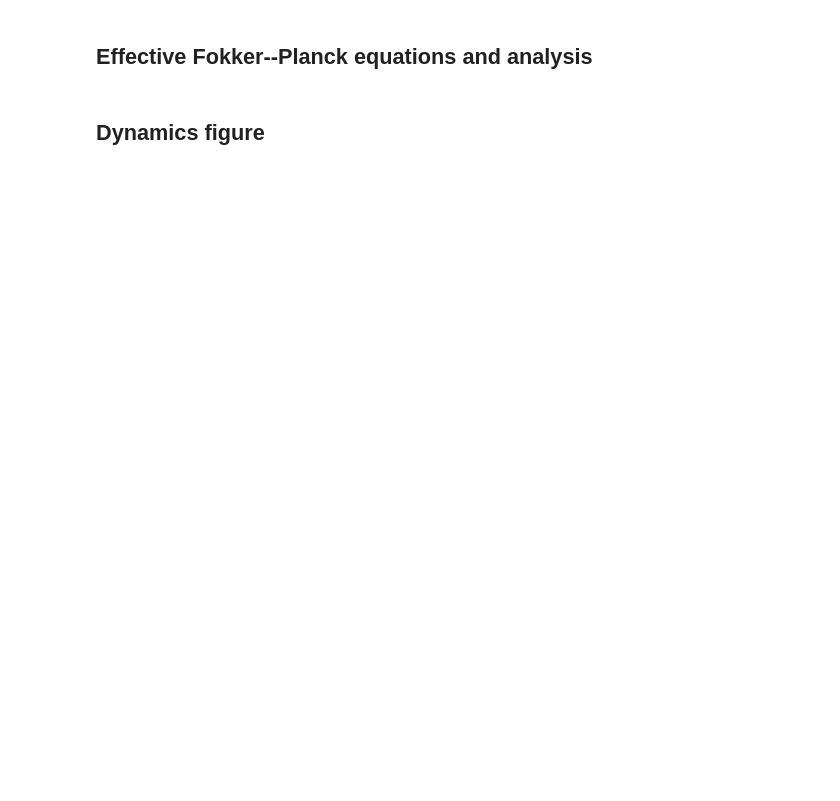
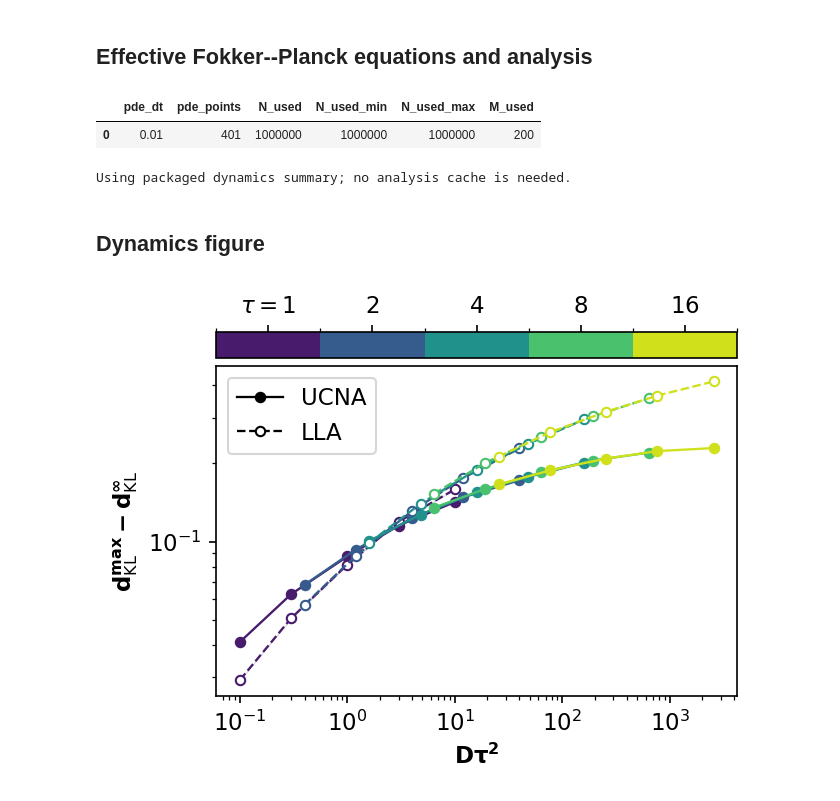
Before and after one commit to AleCorso/Refined_UCNA, a Jupyter notebook: cubic_dynamics.ipynb, the cells around one changed output. Cells and saved outputs as stored; diff of their text form; code cells hidden in the pictures; blank space fills up the shorter version.

```diff
--- a/cubic_dynamics.ipynb
+++ b/cubic_dynamics.ipynb
@@ -595,24 +734,42 @@ def load_analysis_cache(configs):
 # %%
 if USE_PRECOMPUTED_PLOT_DATA:
     analysis_was_recomputed = False
-    dynamics_summary = pd.read_csv(PLOT_DATA_DIR / 'cubic_dynamics.csv')
+    dynamics_summary = select_dynamics_kl(
+        pd.read_csv(PLOT_DATA_DIR / 'cubic_dynamics.csv')
+    )
+    provenance_columns = [name for name in ['pde_dt', 'pde_points', 'N_used', 'N_used_min', 'N_used_max', 'M_used'] if name in dynamics_summary]
+    display(dynamics_summary[provenance_columns].drop_duplicates())
 else:
     analysis_was_recomputed = False
+    analysis_used_cached_theory = False
+    ANALYSIS_EXPERIMENTS = EXPERIMENTS
     if RUN_ANALYSIS:
-        cached_analysis = load_analysis_cache(EXPERIMENTS)
-        if cached_analysis is None:
-            summary_parts = []
-            transient_results = {}
-            for config in tqdm(EXPERIMENTS, desc='analyzing dynamics'):
-                summary, trajectories = analyze_experiment(config)
+        if USE_CACHED_ANALYSIS_SETTINGS:
+            ANALYSIS_EXPERIMENTS = cached_analysis_settings(EXPERIMENTS)
+        cached_analysis = load_analysis_cache(ANALYSIS_EXPERIMENTS)
+        summary_parts, transient_results = [], {}
+        if cached_analysis is None and not ALLOW_PDE_SOLVES:
+            raise RuntimeError(
+                'No compatible dynamics theory cache. No PDE was run. '
+                'If only PDE settings differ, explicitly set '
+                'USE_CACHED_ANALYSIS_SETTINGS=True to replay the saved settings; '
+                'otherwise enable ALLOW_PDE_SOLVES to compute the requested theory.'
+            )
+        if cached_analysis is not None and cached_analysis.get('metric_schema_version') == 2:
+            dynamics_summary, transient_results = select_cached_metric(cached_analysis)
+            analysis_used_cached_theory = True
+            print('Reused saved raw/metric results; no replica reanalysis.')
+        else:
+            for config in tqdm(ANALYSIS_EXPERIMENTS, desc='KL from saved theory' if cached_analysis else 'analyzing dynamics'):
+                key = (config.protocol, config.tau, config.D)
+                saved_theory = None if cached_analysis is None else cached_analysis['transient_results'][key]
+                summary, trajectories = analyze_experiment(config, saved_theory)
                 summary_parts.append(summary)
-                transient_results[(config.protocol, config.tau, config.D)] = trajectories
+                transient_results[key] = trajectories
             dynamics_summary = pd.concat(summary_parts, ignore_index=True)
             dynamics_summary['tau2D'] = dynamics_summary.tau**2*dynamics_summary.D
-            analysis_was_recomputed = True
-        else:
-            dynamics_summary, transient_results = cached_analysis
-
+            analysis_was_recomputed = cached_analysis is None
+            analysis_used_cached_theory = cached_analysis is not None
         display(dynamics_summary)
         flagged_analyses = dynamics_summary.loc[
             ~dynamics_summary.analysis_valid,
@@ -625,26 +782,37 @@ else:
             print('No analysis failures were flagged.')
     else:
         print('Analysis disabled. Set RUN_ANALYSIS=True after all requested replicas exist.')
+# %% [output]
+|  | pde_dt | pde_points | N_used | N_used_min | N_used_max | M_used |
+| 0 | 0.01 | 401 | 1000000 | 1000000 | 1000000 | 200 |
 # %%
 if USE_PRECOMPUTED_PLOT_DATA:
     print('Using packaged dynamics summary; no analysis cache is needed.')
 else:
-    if RUN_ANALYSIS and analysis_was_recomputed:
-        signature = analysis_signature(EXPERIMENTS)
+    # Preserve the original expensive theory cache when only the metric changes.
+    # This small separate cache records the refreshed curves, summaries and their provenance.
+    if RUN_ANALYSIS:
+        signature = analysis_signature(ANALYSIS_EXPERIMENTS)
         if signature is None:
             raise FileNotFoundError('Cannot cache analysis while replica files are missing')
-        ANALYSIS_CACHE_FILE.parent.mkdir(parents=True, exist_ok=True)
-        temporary = ANALYSIS_CACHE_FILE.with_suffix('.pkl.tmp')
+        OUTPUT_DIR.mkdir(parents=True, exist_ok=True)
+        destination = (ANALYSIS_CACHE_FILE if analysis_was_recomputed
+                       else OUTPUT_DIR/'analysis_metrics_cache.pkl')
+        temporary = destination.with_suffix('.pkl.tmp')
         with temporary.open('wb') as handle:
             pickle.dump({
                 'signature': signature,
+                'theory_fingerprint': theory_fingerprint(),
+                'metric_schema_version': 2,
+                'KL_measure': KL_MEASURE,
                 'dynamics_summary': dynamics_summary,
                 'transient_results': transient_results,
             }, handle, protocol=pickle.HIGHEST_PROTOCOL)
-        temporary.replace(ANALYSIS_CACHE_FILE)
-        print(f'Saved analysis to {ANALYSIS_CACHE_FILE}')
-    elif RUN_ANALYSIS:
-        print('Analysis cache is current; nothing to save.')
+        temporary.replace(destination)
+        print(f'Saved {KL_MEASURE} analysis to {destination}; '
+              f'PDE recomputed: {analysis_was_recomputed}')
+# %% [output]
+Using packaged dynamics summary; no analysis cache is needed.
 # %% [markdown]
 ## Dynamics figure
 # %%
@@ -693,31 +861,33 @@ if RUN_ANALYSIS:
     scalar_map.set_array([])
     colorbar = fig.colorbar(
         scalar_map, ax=axis, location='top', shrink=1, pad=0.02,
         ticks=range(n_tau),
     )
     colorbar.ax.set_xticklabels(
         [rf'$\tau={paper_taus[0]:g}$']
         + [rf'${tau:g}$' for tau in paper_taus[1:]]
     )
     approximation_handles = [
         mpl.lines.Line2D(
             [], [], color='black', marker=paper_styles['UCNA']['marker'],
             linestyle=paper_styles['UCNA']['linestyle'],
             markeredgecolor='black', markersize=4.5, linewidth=1.1, label='UCNA',
         ),
         mpl.lines.Line2D(
                     [], [], color='black', marker=paper_styles['LLA']['marker'],
                     linestyle=paper_styles['LLA']['linestyle'], markerfacecolor = 'white',
                     markeredgecolor='black', markersize=4.5, linewidth=1.1, label='LLA',
                 )
     ]
     axis.legend(handles=approximation_handles)
     axis.set(
         xscale='log', yscale='log', xlabel=r'$\mathbf{D\tau^2}$',
-        ylabel=r'$\mathbf{d_{KL}^{max}-d_{KL}^{\infty}}$',
+        ylabel=KL_PEAK_LABEL,
     )
     #sns.despine(ax=axis)
     fig.tight_layout()
     plt.show()
 else:
     print('Run the main analysis first; no new simulation is required.')
+# %% [output]
+[figure, added]
```
Also changed, not shown: parts of 6 cells of this notebook, 29 other files.
